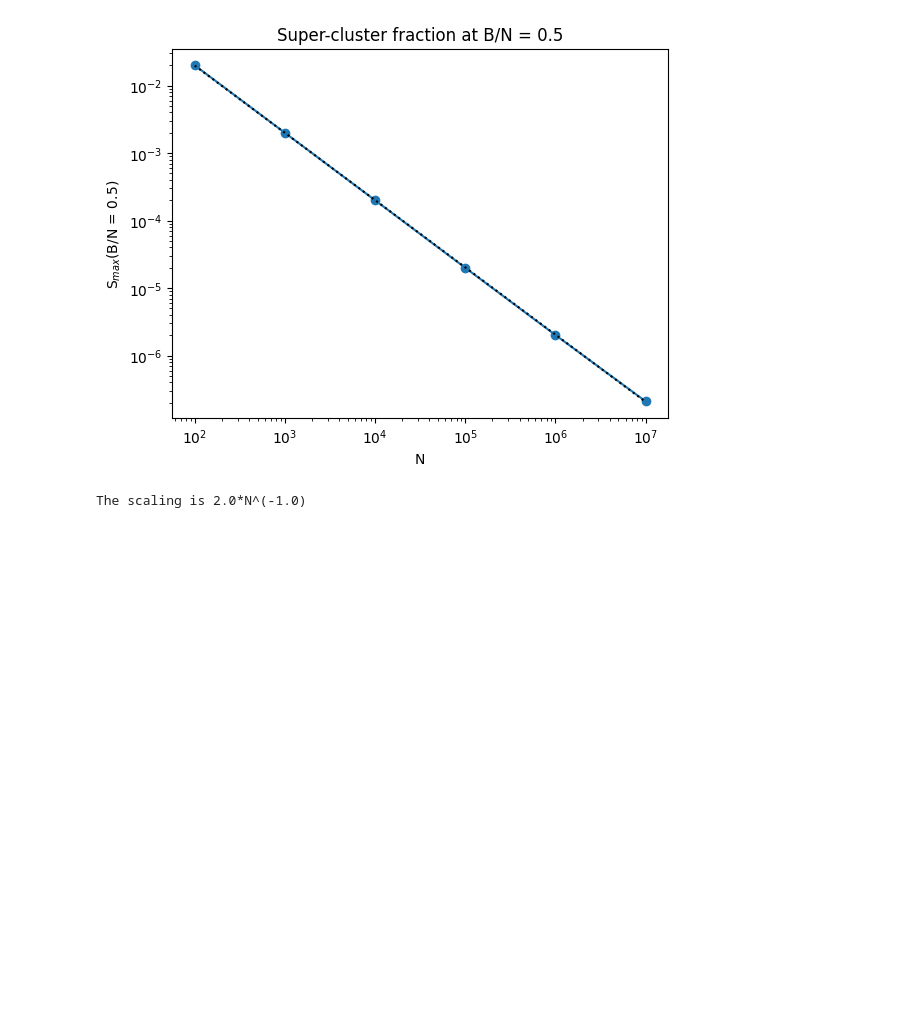
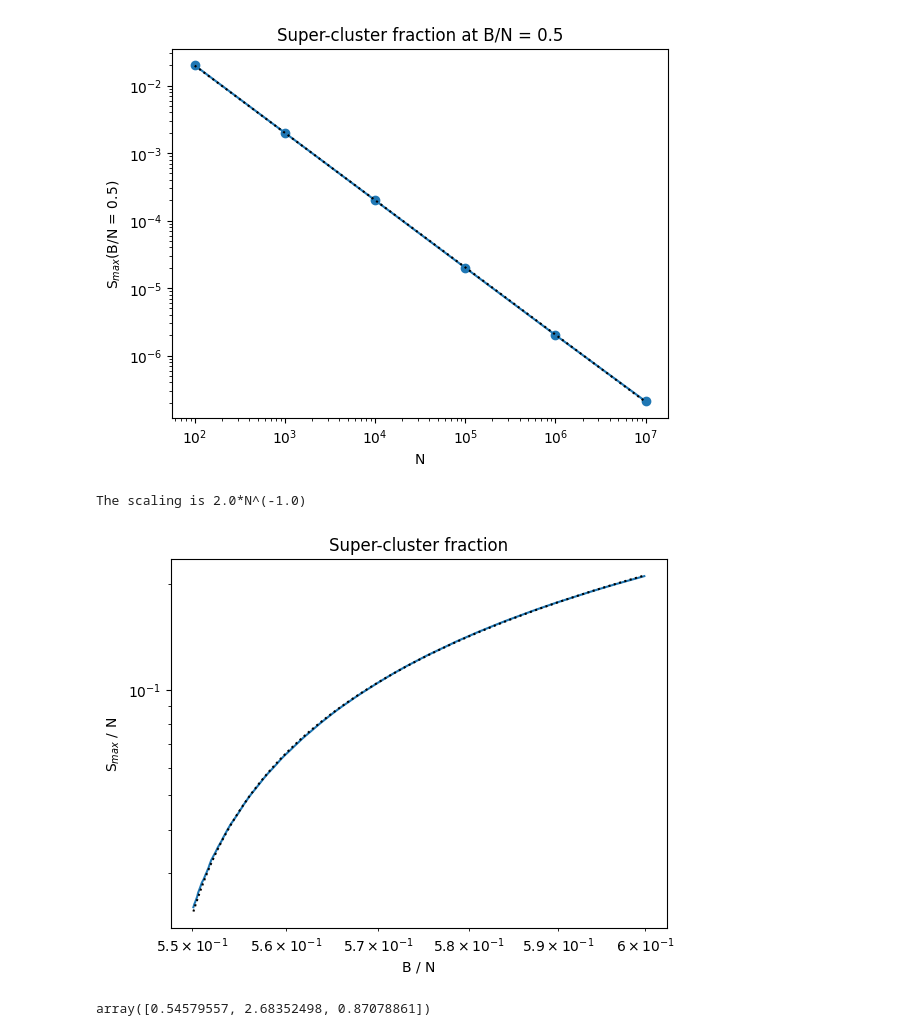
Before and after one commit to frandreoli/random_graph_percolation, a Jupyter notebook: random_graph_analysis.ipynb, the cells around one changed output. Drawn from its saved outputs; the diff is of its cells as text; code cells hidden in the pictures; blank space fills up the shorter version.

```diff
--- a/random_graph_analysis.ipynb
+++ b/random_graph_analysis.ipynb
@@ -58,10 +63,6 @@ graph_sizes = [int(10**pow) for pow in range(2,8)]
 # %% [markdown]
 ### Importing
 # %%
-import matplotlib.pyplot as plt
-import pandas as pd
-import os
-
 def size_file_extract(current_file):
     return int(current_file.replace("g_mean_","").replace(".dat",""))
 
@@ -72,16 +73,16 @@ file_names.sort()
 graph_sizes = [size_file_extract(current_file) for current_file in file_names]
 print("Sizes to analyze: ", graph_sizes)
 
-sol_dict=dict({})
+sol_df=dict({})
 for i,current_file in enumerate(file_names):
     size = graph_sizes[i]
     current_file = data_dir+current_file
     try:
-        sol_dict[size] = pd.read_csv(current_file, delimiter=",")
+        sol_df[size] = pd.read_csv(current_file, delimiter=",")
     except Exception as error_here:
         print("You got an error when either parsing the data file:", current_file)
         raise(error_here)
-    sol_dict[size].columns = [col.replace(" ", "") for col in sol_dict[size].columns]
+    sol_df[size].columns = [col.replace(" ", "") for col in sol_df[size].columns]
 # %% [output]
 Sizes to analyze:  [100, 1000, 10000, 100000, 1000000, 10000000]
 # %% [markdown]
@@ -128,3 +127,31 @@ print("The scaling is "+str(decimal_round(10**fit_array[1]))+"*N^("+str(decimal_
 # %% [output]
 [figure]
 The scaling is 2.0*N^(-1.0)
+# %%
+from scipy.optimize import curve_fit
+
+size = graph_sizes[-1]
+start_val = 0.51
+end_val = 0.55
+df_here = sol_df[size].query('{}<c<{}'.format(start_val,end_val)).reset_index()
+plt.loglog(df_here['c'], df_here['Smax_mean'],label="N$ = 10^{{{}}}$".format(round(np.log10(size))))
+plt.xlabel("B / N")
+plt.ylabel("S$_{max}$ / N")
+
+
+
+def fit_func(x,x0,a,  pow):
+    return a*((np.heaviside(x, x0)*(x-x0 ))**(abs(pow)))
+
+fit_p = curve_fit(fit_func, df_here['c'], df_here['Smax_mean'], p0=[0.5, 1, 0.5])
+x_fit_range = df_here['c']
+y_fit_range = np.array([fit_func(x,*fit_p[0]) for x in x_fit_range])
+plt.loglog(x_fit_range,y_fit_range, linestyle=':', color='black')
+
+
+plt.title("Super-cluster fraction")
+plt.show()
+fit_p[0]
+# %% [output]
+[figure, added]
+array([0.54579557, 2.68352498, 0.87078861])
```
Also changed, not shown: parts of 5 cells of this notebook.
